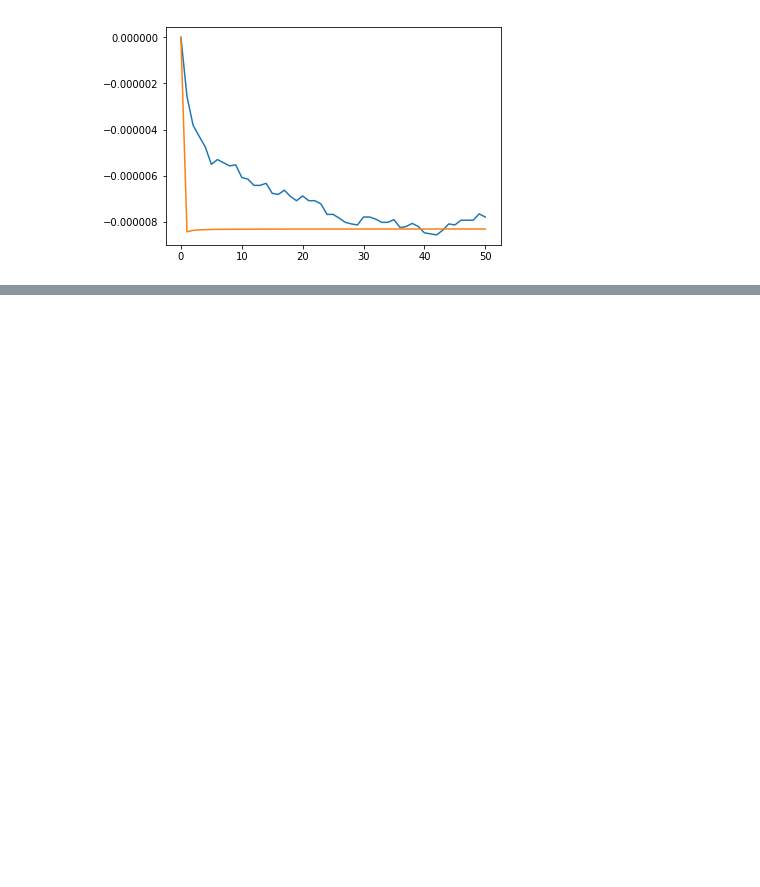
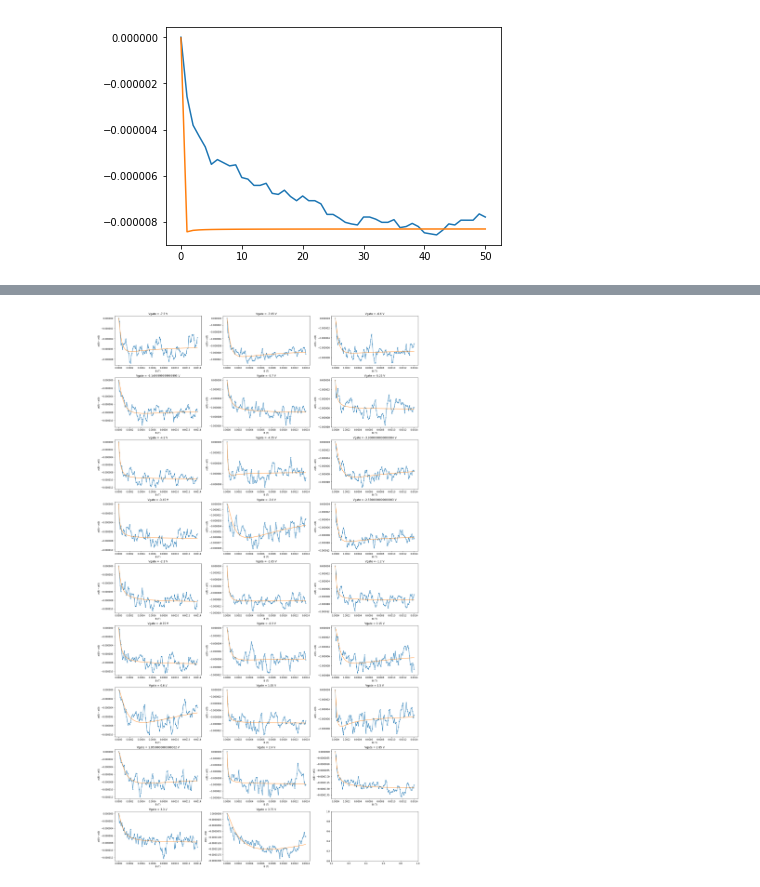
Before and after one commit to danielbouman/2deg, a Jupyter notebook: JSL49_01_WAL.ipynb, the cells around one changed output, grey strips where cells are left out. Saved outputs shown, nothing was run; the diff lists cells and outputs as text; code cells hidden in the pictures; blank space fills up the shorter version.

```diff
--- a/JSL49_01_WAL.ipynb
+++ b/JSL49_01_WAL.ipynb
@@ -184,0 +196,39 @@ plt.plot(WAL_model(B,*params))
+# %%
+loadin('20180704T184040960Z-0087.json')
+subfigs = np.ceil(df['0087']['Gate dac 2 / mV'].unique().size)
+if subfigs <= 3:
+    rows,cols = 1,int(subfigs)
+else:
+    rows,cols = int(np.ceil(subfigs/3)),3
+fig_wal,ax_wal = plt.subplots(nrows=rows,ncols=cols,figsize=(cols*7,rows*4))
+ax_wal = sum(ax_wal.tolist(), [])
+l_fits = {}
+l_fits_error = {}
+l_vgate = []
+for i,(label,group) in enumerate(df['0087'].groupby('Gate dac 2 / mV')):
+    B = np.linspace(1e-9,1.4e-3,101)
+    offset = group['Magnet Z / T'][group['AC Voltage xx / V'].idxmin()]
+    G = WAL_data(B,group['Magnet Z / T']-offset,group['AC Voltage xx / V'],4e-9)
+    p0 = [hbar/(4*e*l**2) for l in [1e-6,1e-6,1e-6]]
+    popt,pcov = scipy.optimize.curve_fit(WAL_model,B,G,p0=p0)
+    ax_wal[i].plot(B,G,'.-')
+    ax_wal[i].plot(B,WAL_model(B,*popt))
+    ax_wal[i].set_title('Vgate = {} V'.format(label/1e3*15))
+    ax_wal[i].set_xlabel('B (T)')
+    ax_wal[i].set_ylabel(u'$\sigma(B) - \sigma(0)$')
+    l_vgate.append(label/1e3*15)
+    l_all = [1/np.sqrt(4*e*B/hbar) for B in popt]
+    l_errors = [1/np.sqrt(4*e*B/hbar)/2 for B in np.sqrt(np.diag(pcov))]
+    for dic,vals in zip([l_fits,l_fits_error],[l_all,l_errors]):
+        for key,l in zip(['l_phi','l_SO','l_e'],vals):
+            if key in dic:
+                dic[key].append(l)
+            else:
+                dic[key] = [l]
+
+#     print('l_phi = {0:.2f} um, l_SO = {1:.2f} um, l_e = {2:.2f} um.'
+#           .format(*np.array([1/np.sqrt(4*e*B/hbar) for B in popt])*1e6))
+#     print([1/np.sqrt(4*e*B/hbar) for B in np.sqrt(np.diag(pcov))])
+fig_wal.tight_layout()
+# %% [output]
+[figure, added]
```
Also changed, not shown: parts of 16 cells of this notebook, 1 other file.
